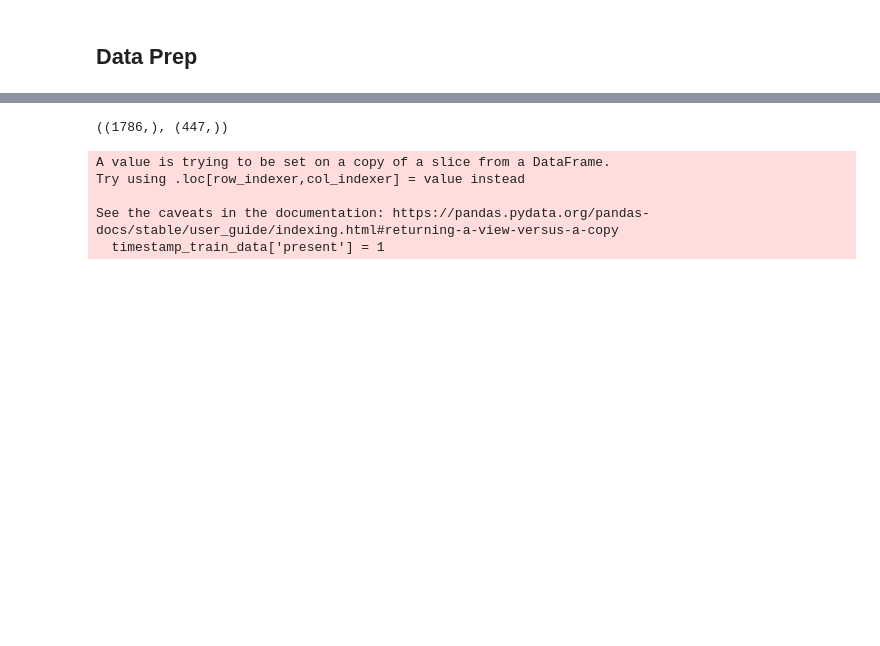
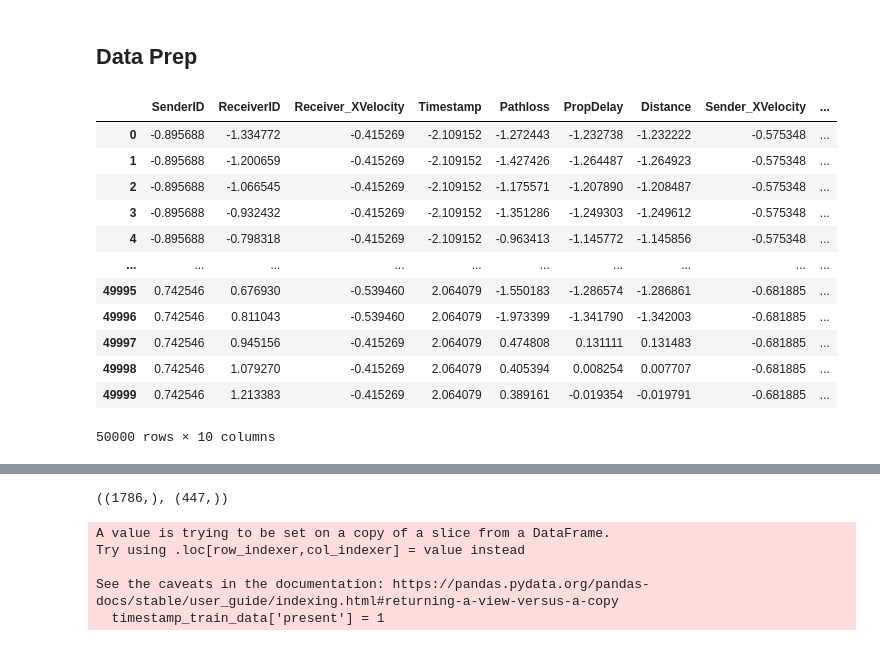
Before and after one commit to Linoh12/LearningLSTM, a Jupyter notebook: LSTM_Lincoln.ipynb, the cells around one changed output, grey strips where cells are left out. Drawn from its saved outputs; the diff is of its cells as text; code cells hidden in the pictures; blank space fills up the shorter version.

```diff
--- a/LSTM_Lincoln.ipynb
+++ b/LSTM_Lincoln.ipynb
@@ -168,3 +153,21 @@ learning_rate = 0.001 #0.00025
 # %% [markdown]
 ## Data Prep
+# %%
+# Applying Standard Scalar to normalize data
+scaled_data =pd.DataFrame(StandardScaler().fit_transform(data), columns=data.columns)
+scaled_data
+# %% [output]
+|  | SenderID | ReceiverID | Receiver_XVelocity | Timestamp | Pathloss | PropDelay | Distance | Sender_XVelocity | ... |
+| 0 | -0.895688 | -1.334772 | -0.415269 | -2.109152 | -1.272443 | -1.232738 | -1.232222 | -0.575348 | ... |
+| 1 | -0.895688 | -1.200659 | -0.415269 | -2.109152 | -1.427426 | -1.264487 | -1.264923 | -0.575348 | ... |
+| 2 | -0.895688 | -1.066545 | -0.415269 | -2.109152 | -1.175571 | -1.207890 | -1.208487 | -0.575348 | ... |
+| 3 | -0.895688 | -0.932432 | -0.415269 | -2.109152 | -1.351286 | -1.249303 | -1.249612 | -0.575348 | ... |
+| 4 | -0.895688 | -0.798318 | -0.415269 | -2.109152 | -0.963413 | -1.145772 | -1.145856 | -0.575348 | ... |
+| ... | ... | ... | ... | ... | ... | ... | ... | ... | ... |
+| 49995 | 0.742546 | 0.676930 | -0.539460 | 2.064079 | -1.550183 | -1.286574 | -1.286861 | -0.681885 | ... |
+| 49996 | 0.742546 | 0.811043 | -0.539460 | 2.064079 | -1.973399 | -1.341790 | -1.342003 | -0.681885 | ... |
+| 49997 | 0.742546 | 0.945156 | -0.415269 | 2.064079 | 0.474808 | 0.131111 | 0.131483 | -0.681885 | ... |
+| 49998 | 0.742546 | 1.079270 | -0.415269 | 2.064079 | 0.405394 | 0.008254 | 0.007707 | -0.681885 | ... |
+| 49999 | 0.742546 | 1.213383 | -0.415269 | 2.064079 | 0.389161 | -0.019354 | -0.019791 | -0.681885 | ... |
+50000 rows × 10 columns
 # %%
```
Also changed, not shown: parts of 18 cells of this notebook.
